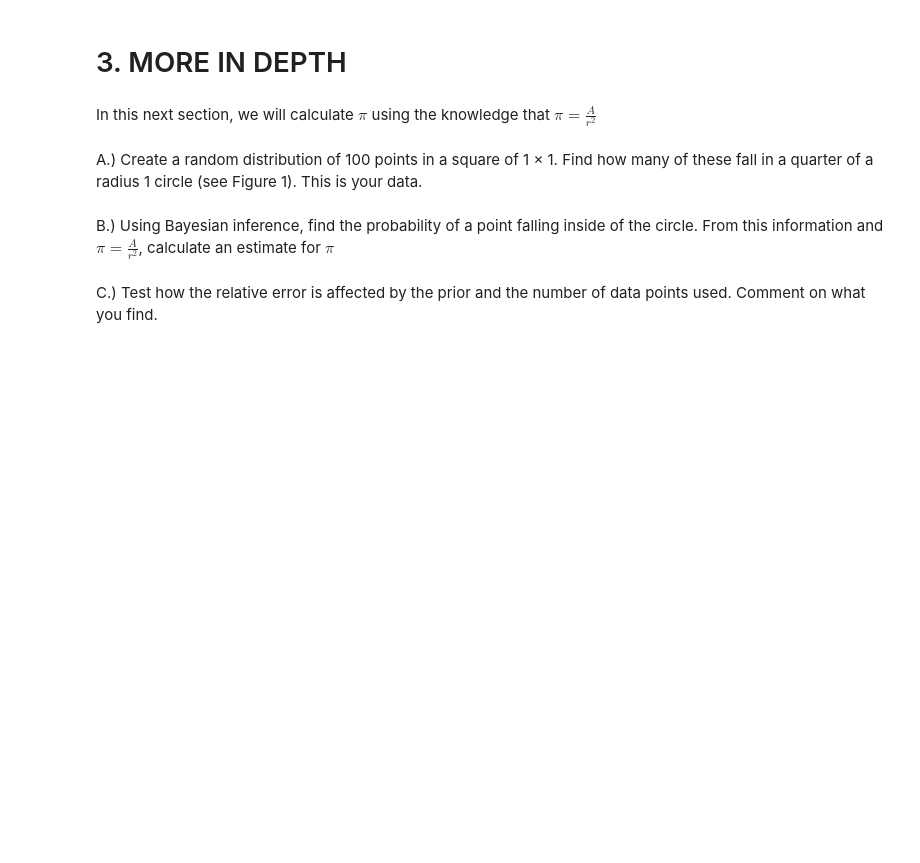
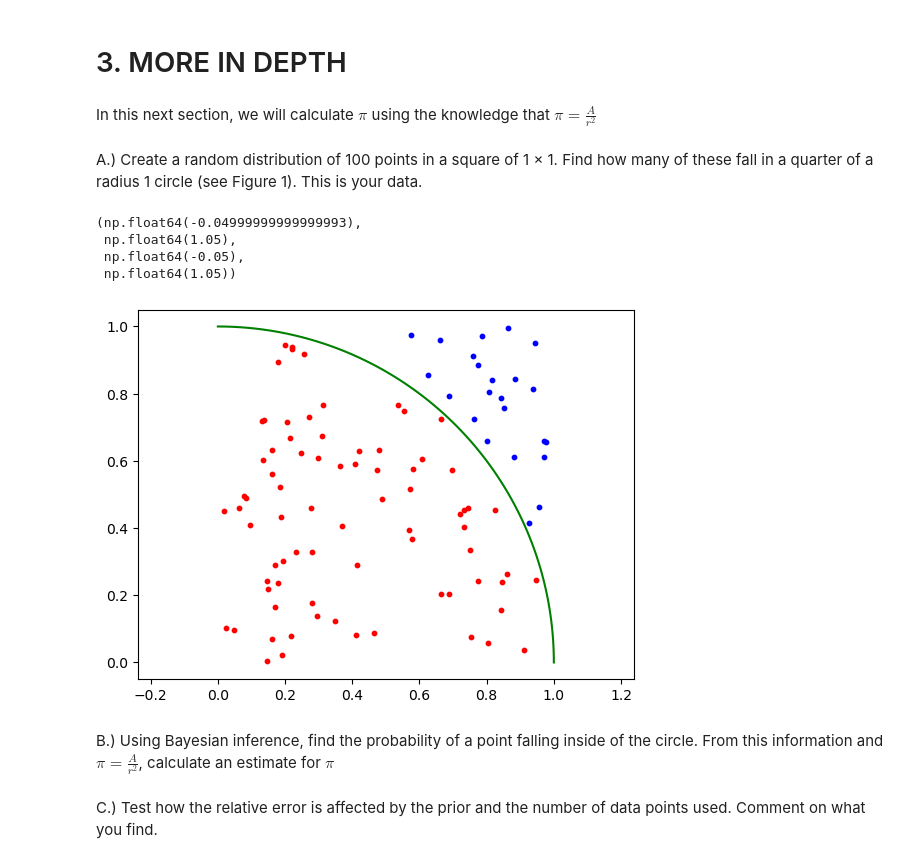
Before and after one commit to PolishJacob/ASTR5900_Projects, a Jupyter notebook: HW_06/Bayesian.ipynb, the cells around one changed output. Drawn from its saved outputs; the diff is of its cells as text; code cells hidden in the pictures; blank space fills up the shorter version.

```diff
--- a/HW_06/Bayesian.ipynb
+++ b/HW_06/Bayesian.ipynb
@@ -24,6 +116,38 @@ In this next section, we will calculate $\pi$ using the knowledge that $\pi = \f
 # %% [markdown]
 A.) Create a random distribution of 100 points in a square of 1 × 1. Find how many of these fall in a
 quarter of a radius 1 circle (see Figure 1). This is your data.
+# %%
+# Create random x and y arrays within [0, 1]
+x_arr = np.random.rand(100)
+y_arr = np.random.rand(100)
+in_x = np.array([]) # Inside the quarter circle
+in_y = np.array([])
+out_x = np.array([]) # Outside the quarter circle
+out_y = np.array([])
+for i in range(len(x_arr)):
+    if x_arr[i]**2 + y_arr[i]**2 <= 1: # Inside the quarter circle
+        in_x = np.append(in_x, x_arr[i])
+        in_y = np.append(in_y, y_arr[i])
+    else:                               # Outside the quarter circle
+        out_x = np.append(out_x, x_arr[i])
+        out_y = np.append(out_y, y_arr[i])
+# %%
+# Plot quarter circle line and the points inside and outside of the circle
+theta = np.linspace(0, np.pi/2, 100) # For quarter circle
+radius = 1
+x = radius * np.cos(theta)
+y = radius * np.sin(theta)
+
+plt.plot(x, y, "g")
+plt.scatter(in_x, in_y, color = "red", s = 10)
+plt.scatter(out_x, out_y, color = "blue", s = 10)
+plt.axis("Equal")
+# %% [output]
+(np.float64(-0.04999999999999993),
+ np.float64(1.05),
+ np.float64(-0.05),
+ np.float64(1.05))
+[figure, added]
 # %% [markdown]
 B.) Using Bayesian inference, find the probability of a point falling inside of the circle. From this
 information and $\pi = \frac{A}{r^2}$, calculate an estimate for $\pi$
```
Also changed, not shown: parts of 10 cells of this notebook.
